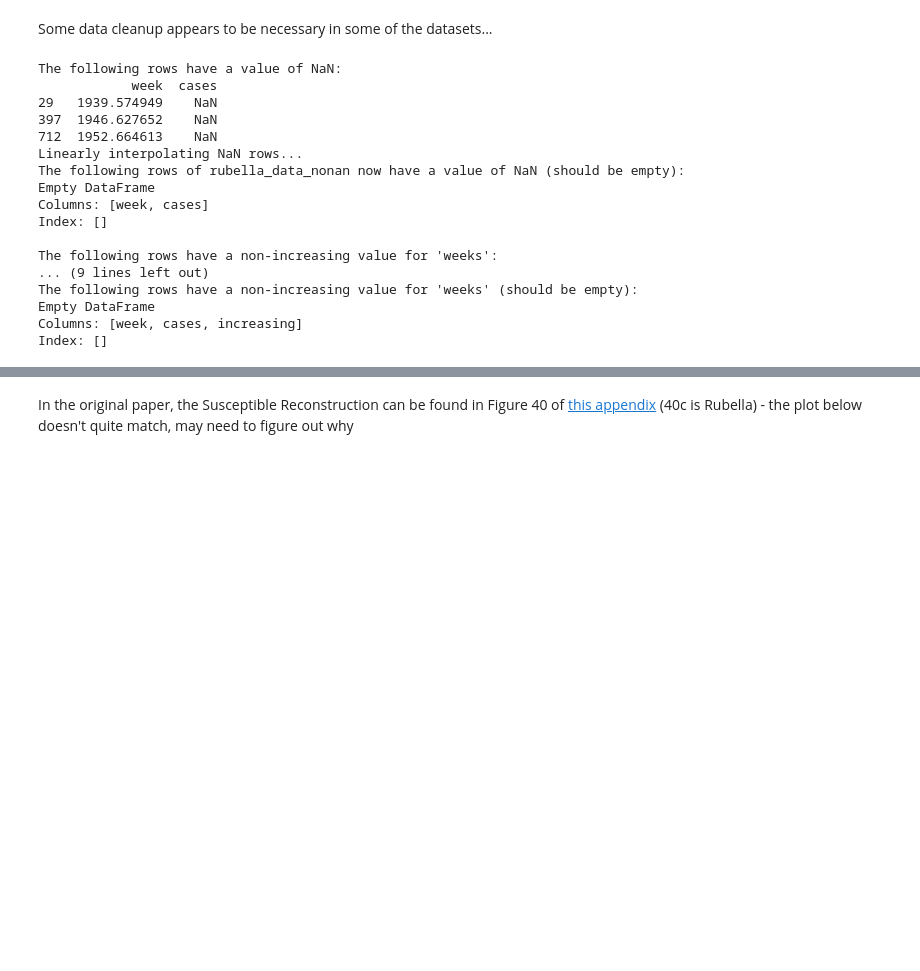
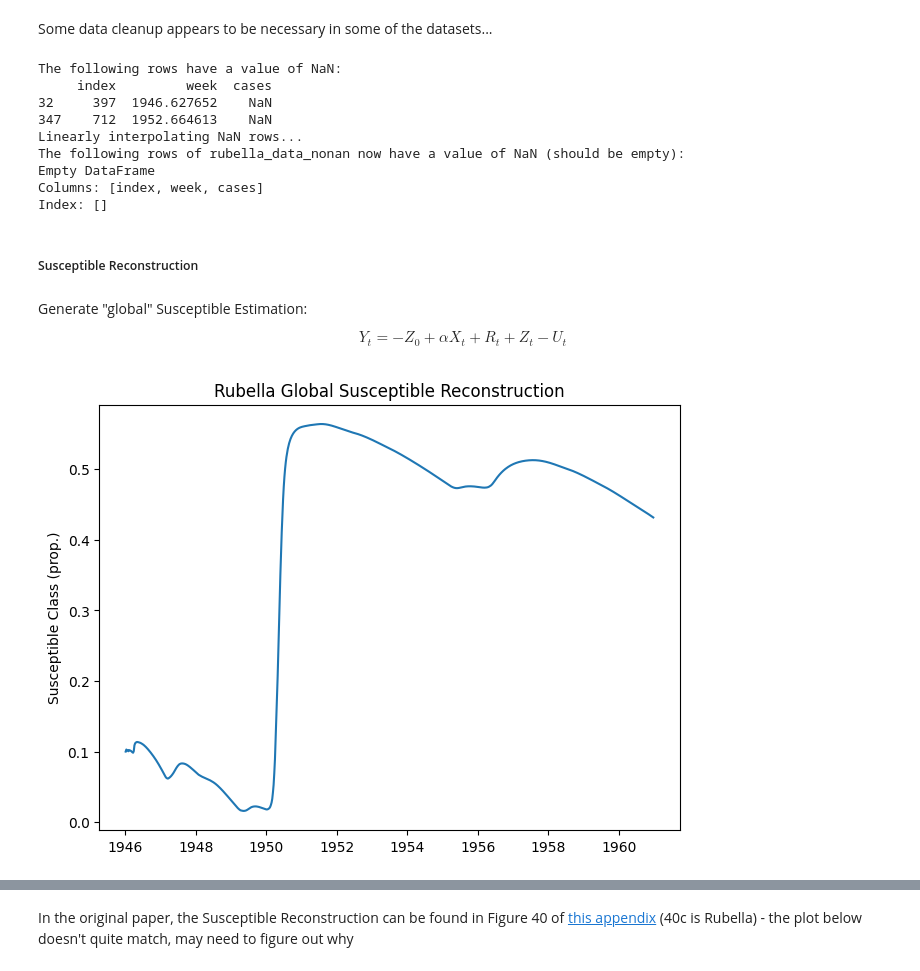
Before and after one commit to rdcarini/AMATH575, a Jupyter notebook: sindy_sandbox.ipynb, the cells around one changed output, grey strips where cells are left out. Saved outputs shown, nothing was run; the diff lists cells and outputs as text; code cells hidden in the pictures; blank space fills up the shorter version.

```diff
--- a/sindy_sandbox.ipynb
+++ b/sindy_sandbox.ipynb
@@ -897,35 +899,19 @@ print(rubella_data_nonan[rubella_data_nonan["cases"].isnull()],"\n")
 # Remove the rows where "week" is not montonically inccreasing:
 rubella_data_nonan['increasing'] = np.where(rubella_data_nonan['week'] > rubella_data_nonan['week'].shift(), 1, 0)
 rubella_data_nonan.loc[0,'increasing'] = 1
-print("The following rows have a non-increasing value for 'weeks':")
-print(rubella_data_nonan[rubella_data_nonan['increasing'] == False])
-print(rubella_data_nonan[197:201],"\n")
-
-rubella_data_nonan_inc = rubella_data_nonan.copy()
-
-print("Swapping non-increasing data values...")
-rubella_data_nonan_inc.iloc[[198]] = rubella_data_nonan.iloc[[199]]
-rubella_data_nonan_inc.iloc[[199]] = rubella_data_nonan.iloc[[198]]
-
-rubella_data_nonan_inc['increasing'] = np.where(rubella_data_nonan_inc['week'] > rubella_data_nonan_inc['week'].shift(), 1, 0)
-rubella_data_nonan_inc.loc[0,'increasing'] = 1
-print("The following rows have a non-increasing value for 'weeks' (should be empty):")
-print(rubella_data_nonan_inc[rubella_data_nonan_inc['increasing'] == False])
 # %% [output]
 The following rows have a value of NaN:
-            week  cases
-29   1939.574949    NaN
-397  1946.627652    NaN
-712  1952.664613    NaN
+     index         week  cases
+32     397  1946.627652    NaN
+347    712  1952.664613    NaN
 Linearly interpolating NaN rows...
 The following rows of rubella_data_nonan now have a value of NaN (should be empty):
 Empty DataFrame
-Columns: [week, cases]
+Columns: [index, week, cases]
 Index: []
-
-The following rows have a non-increasing value for 'weeks':
-... (9 lines left out)
-The following rows have a non-increasing value for 'weeks' (should be empty):
-Empty DataFrame
-Columns: [week, cases, increasing]
-Index: []
+# %% [markdown]
+##### Susceptible Reconstruction
+# %% [markdown]
+Generate "global" Susceptible Estimation:
+
+$$Y_t = -Z_0 + \alpha X_t + R_t + Z_t - U_t$$
@@ -932 +934,33 @@ Index: []
+# %%
+####
+# Global Susceptible estimation for Rubella
+####
+
+S0_p = 0.1
+N = len(rubella_data_nonan["week"])
+S0 = S0_p * P[0]
+
+S = np.zeros(N)
+Z = np.zeros(N)
+alpha = np.zeros(N)
+
+S[0] = S0
+alpha[0] = 8.
+Z[0] = 0.
+
+for i in range(1,N):
+    Z[i], alpha[i] = SuscRec_FGglobal(rubella_data_nonan["cases"][:i], B[:i])
+    S[i] = S0 + Z[i]
+
+rubella_data_nonan["global_susceptible"] = np.divide(S, P)
+
+fig, ((ax1)) = plt.subplots(1, 1, layout="constrained")
+
+ax1.plot(rubella_data_nonan["week"],rubella_data_nonan["global_susceptible"])
+ax1.set_ylabel('Susceptible Class (prop.)')
+ax1.set_title('Rubella Global Susceptible Reconstruction')
+
+plt.show()
+# %% [output]
+[figure, added]
 # %% [markdown]
```
Also changed, not shown: parts of 14 cells of this notebook.
